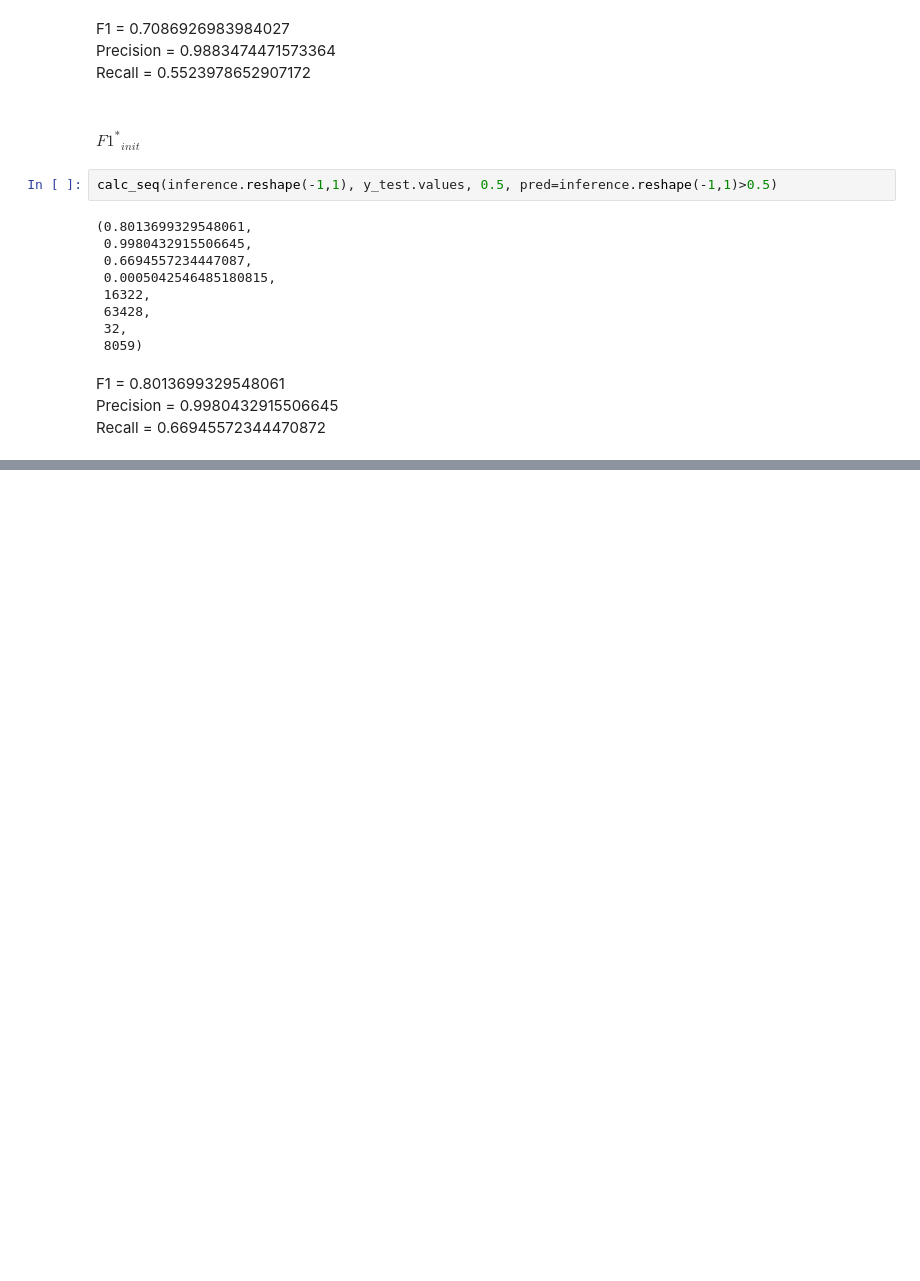
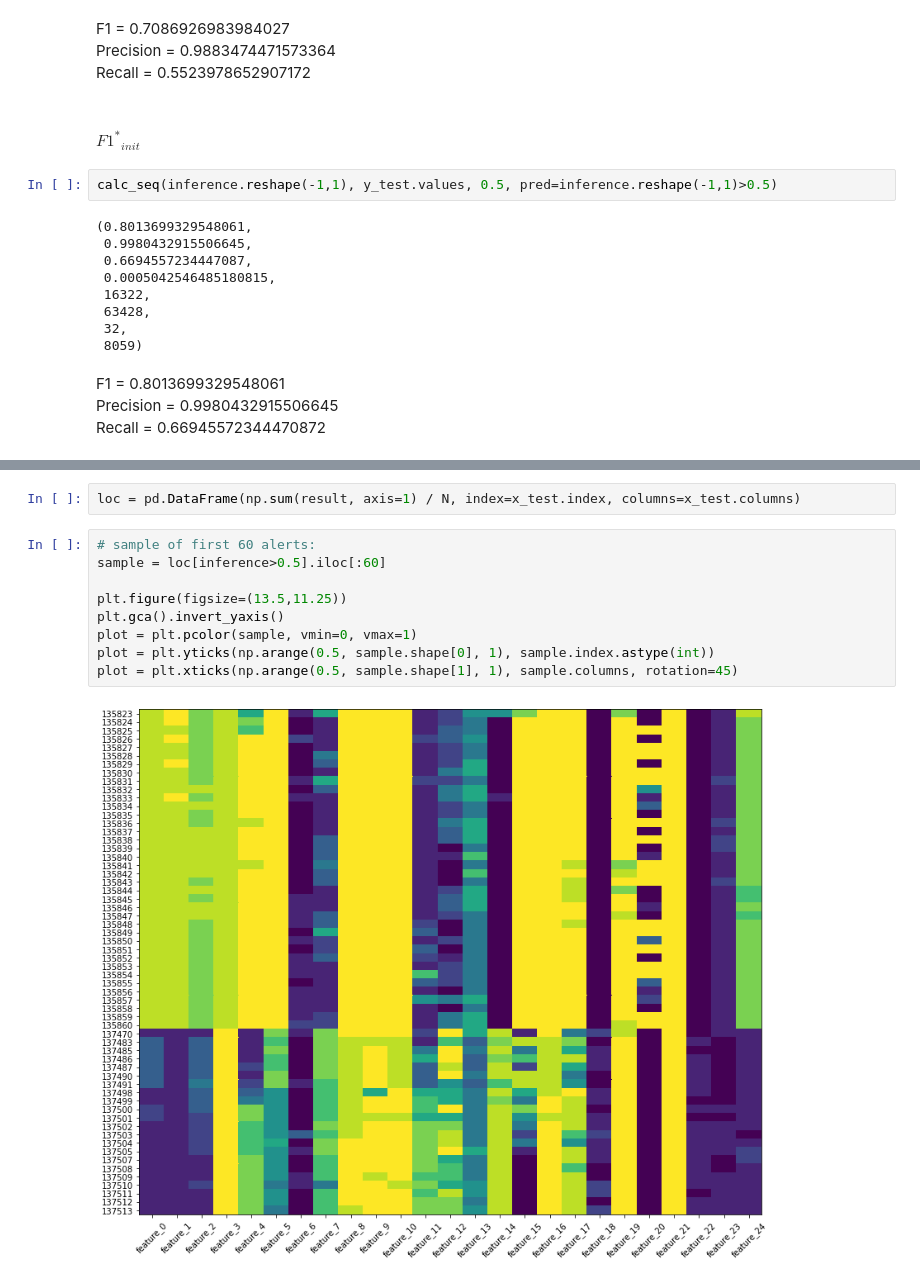
Before and after one commit to eBay/RANSynCoders, a Jupyter notebook: example.ipynb, the cells around one changed output, grey strips where cells are left out. Cells and saved outputs as stored; diff of their text form; blank space fills up the shorter version.

Commit message:
added localization & visualization notes

```diff
--- a/example.ipynb
+++ b/example.ipynb
@@ -247,0 +263,13 @@ Recall = 0.66945572344470872
+# %%
+loc = pd.DataFrame(np.sum(result, axis=1) / N, index=x_test.index, columns=x_test.columns)
+# %%
+# sample of first 60 alerts:
+sample = loc[inference>0.5].iloc[:60]
+
+plt.figure(figsize=(13.5,11.25))
+plt.gca().invert_yaxis()
+plot = plt.pcolor(sample, vmin=0, vmax=1)
+plot = plt.yticks(np.arange(0.5, sample.shape[0], 1), sample.index.astype(int))
+plot = plt.xticks(np.arange(0.5, sample.shape[1], 1), sample.columns, rotation=45)
+# %% [output]
+[figure, added]
```
Also changed, not shown: parts of 7 cells of this notebook.
